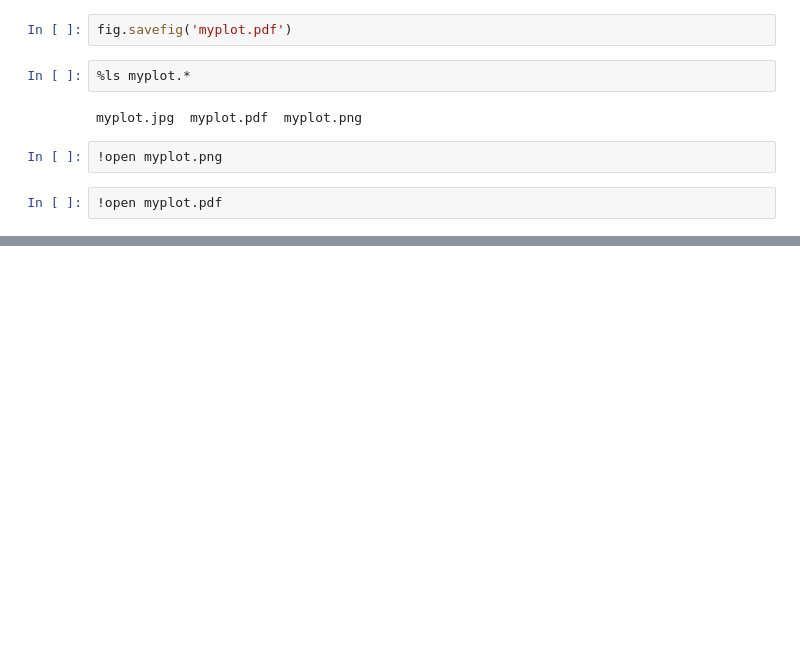
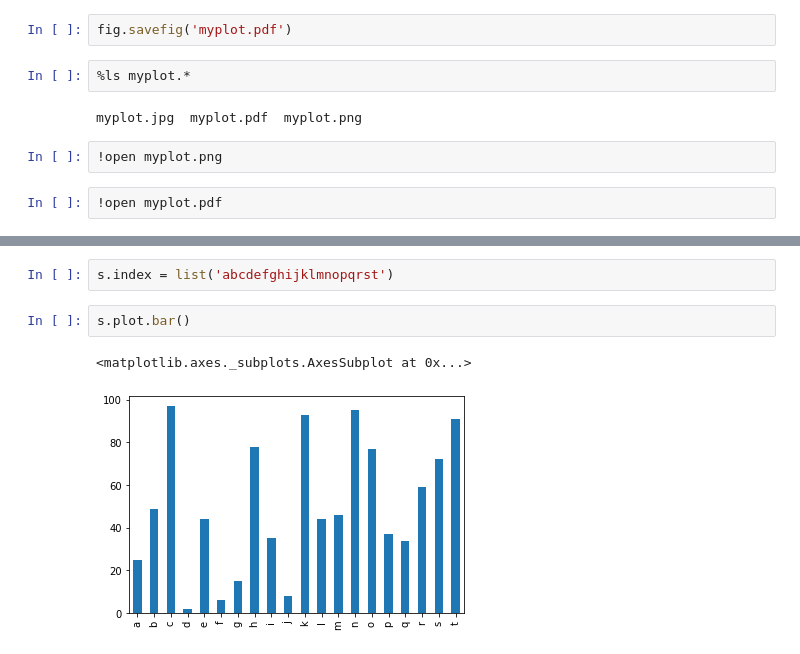
Before and after one commit to consmith2/cisco-2020-june, a Jupyter notebook: Cisco 2020 June 23.ipynb, the cells around one changed output, grey strips where cells are left out. Cells and saved outputs as stored; diff of their text form; blank space fills up the shorter version.

```diff
--- a/Cisco 2020 June 23.ipynb
+++ b/Cisco 2020 June 23.ipynb
@@ -283,0 +293,7 @@ myplot.jpg  myplot.pdf  myplot.png
+# %%
+s.index = list('abcdefghijklmnopqrst')
+# %%
+s.plot.bar()
+# %% [output]
+<matplotlib.axes._subplots.AxesSubplot at 0x...>
+[figure, added]
```
Also changed, not shown: parts of 3 cells of this notebook.
